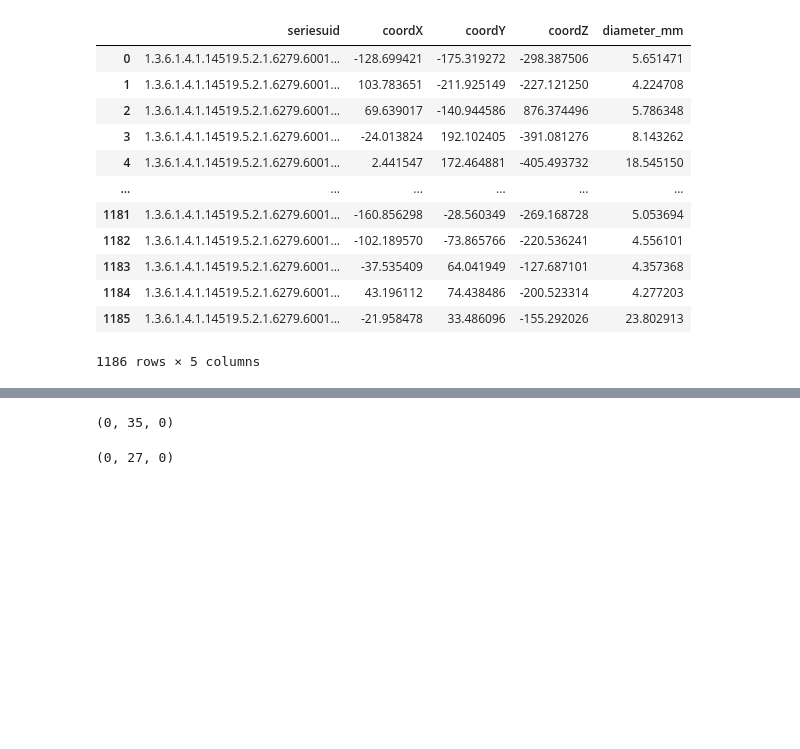
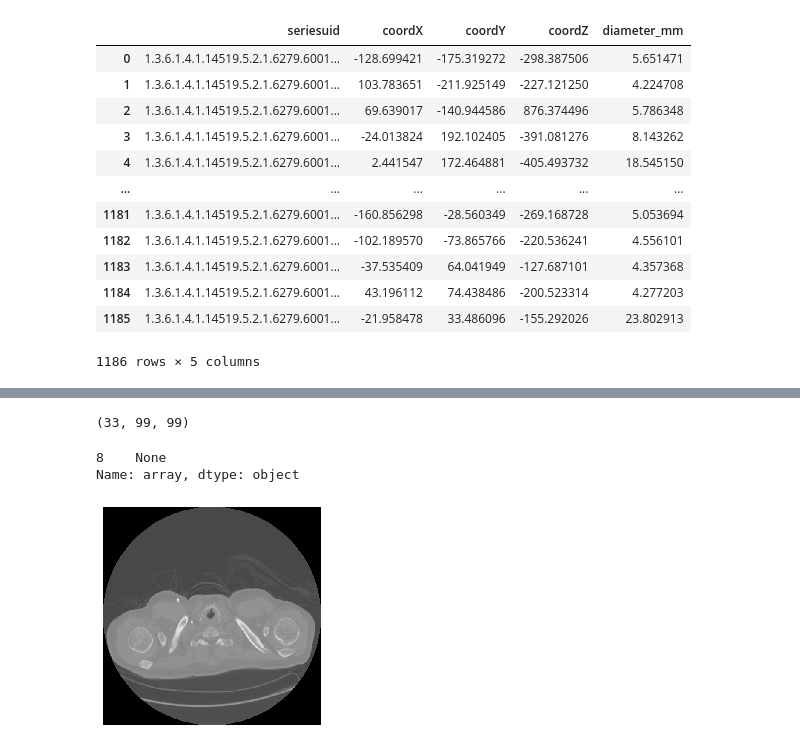
Before and after one commit to srwight/lung-cancer-detect, a Jupyter notebook: Scan_EDA.ipynb, the cells around one changed output, grey strips where cells are left out. Cells and saved outputs as stored; diff of their text form; code cells hidden in the pictures; blank space fills up the shorter version.

Commit message:
added image output, started adding generator

```diff
--- a/Scan_EDA.ipynb
+++ b/Scan_EDA.ipynb
@@ -17,6 +17,17 @@ def plot_one_scan(scan:np.array):
         plt.imshow(scan[i])
         plt.axis('off')
     plt.show()
+# %%
+def scan_images(scan:np.array):
+    # plt.figure(figsize=(32,64))
+    plt.gray()
+    # plt.subplots_adjust(0,0,0.5,0.5,0.01,0.01)
+    for i in range(scan.shape[0]):
+        # shape0 = scan.shape[0] // 4 + 1
+        # plt.subplot(shape0, 4, i + 1)
+        plt.imshow(scan[i])
+        plt.axis('off')
+        plt.savefig(f'scan_image_{i}', bbox_inches='tight', pad_inches=0, transparent=True)
 # %%
 import pandas as pd
 
@@ -69,8 +76,10 @@ Name: array, dtype: object
 # %%
-df_test['array'][0].shape
+df_test['array'].apply(lambda x: print(x.shape))
 # %% [output]
-(0, 35, 0)
+(33, 99, 99)
+8    None
+Name: array, dtype: object
-# %%
-df_test['array'][1].shape
-# %% [output]
-(0, 27, 0)
+# %%
+scan_images(array)
+# %% [output]
+[figure, added]
```
Also changed, not shown: parts of 4 cells of this notebook, 1 other file.
